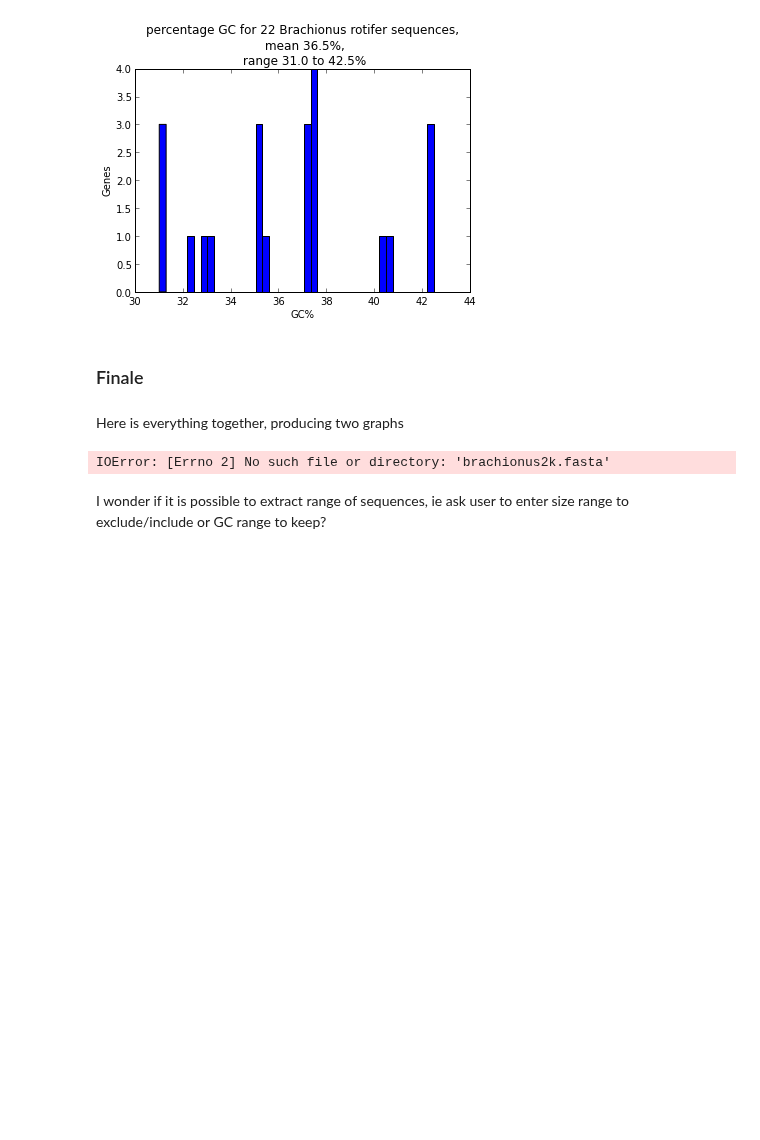
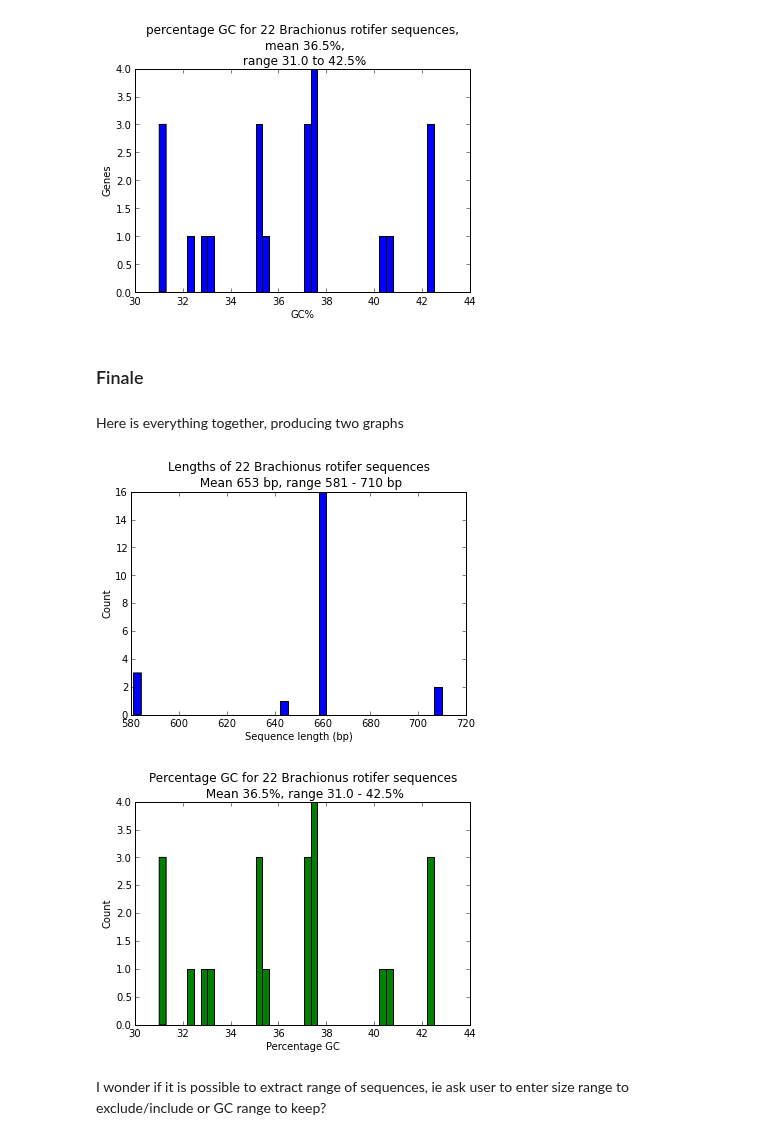
Before and after one commit to HullUni-bioinformatics/ReproPhylo, a Jupyter notebook: SeqLength_EDA.ipynb, the cells around one changed output. Cells and saved outputs as stored; diff of their text form; code cells hidden in the pictures; blank space fills up the shorter version.

Commit message:
Changed some code to reflect inline pylab use with IPython

```diff
--- a/SeqLength_EDA.ipynb
+++ b/SeqLength_EDA.ipynb
@@ -57,30 +55,29 @@ Here is everything together, producing two graphs
 # %%
 #this modified from BioPython tutorial
 from Bio import SeqIO
 sizes = [len(rec) for rec in SeqIO.parse("data/22_rotifer_COI_seqs.fas", "fasta")]
-import pylab
+
 #not specifying color also gives blue
-pylab.hist(sizes, bins=40, color='blue')
-pylab.title("Lengths of %i Brachionus rotifer sequences\n Mean %i bp, range %i - %i bp" \
-	% (len(sizes),mean(sizes),min(sizes),max(sizes)))
-pylab.xlabel("Sequence length (bp)")
-pylab.ylabel("Count")
-pylab.show()
+hist(sizes, bins=40, color='blue')
+title("Lengths of %i Brachionus rotifer sequences\n Mean %i bp, range %i - %i bp" % (len(sizes),mean(sizes),min(sizes),max(sizes)))
+xlabel("Sequence length (bp)")
+ylabel("Count")
+show()
 
 #this from BioPython tutorial
 from Bio import SeqIO
 from Bio.SeqUtils import GC
 
 gc_values = sorted(GC(rec.seq) for rec in SeqIO.parse("data/22_rotifer_COI_seqs.fas", "fasta"))
 
 #this put together by me
-pylab.hist(gc_values, bins=40, color='green')
-pylab.title("Percentage GC for %i Brachionus rotifer sequences\n Mean %0.1f%%, range %0.1f - %0.1f%%" \
-	% (len(gc_values),mean(gc_values),min(gc_values),max(gc_values)))
-pylab.xlabel("Percentage GC")
-pylab.ylabel("Count")
-pylab.show()
+hist(gc_values, bins=40, color='green')
+title("Percentage GC for %i Brachionus rotifer sequences\n Mean %0.1f%%, range %0.1f - %0.1f%%" % (len(gc_values),mean(gc_values),min(gc_values),max(gc_values)))
+xlabel("Percentage GC")
+ylabel("Count")
+show()
 # %% [output]
-IOError: [Errno 2] No such file or directory: 'brachionus2k.fasta'
+[figure, added]
+[figure, added]
 # %% [markdown]
 I wonder if it is possible to extract range of sequences, ie ask user to enter size range to exclude/include or GC range to keep?
```
Also changed, not shown: parts of 4 cells of this notebook.
